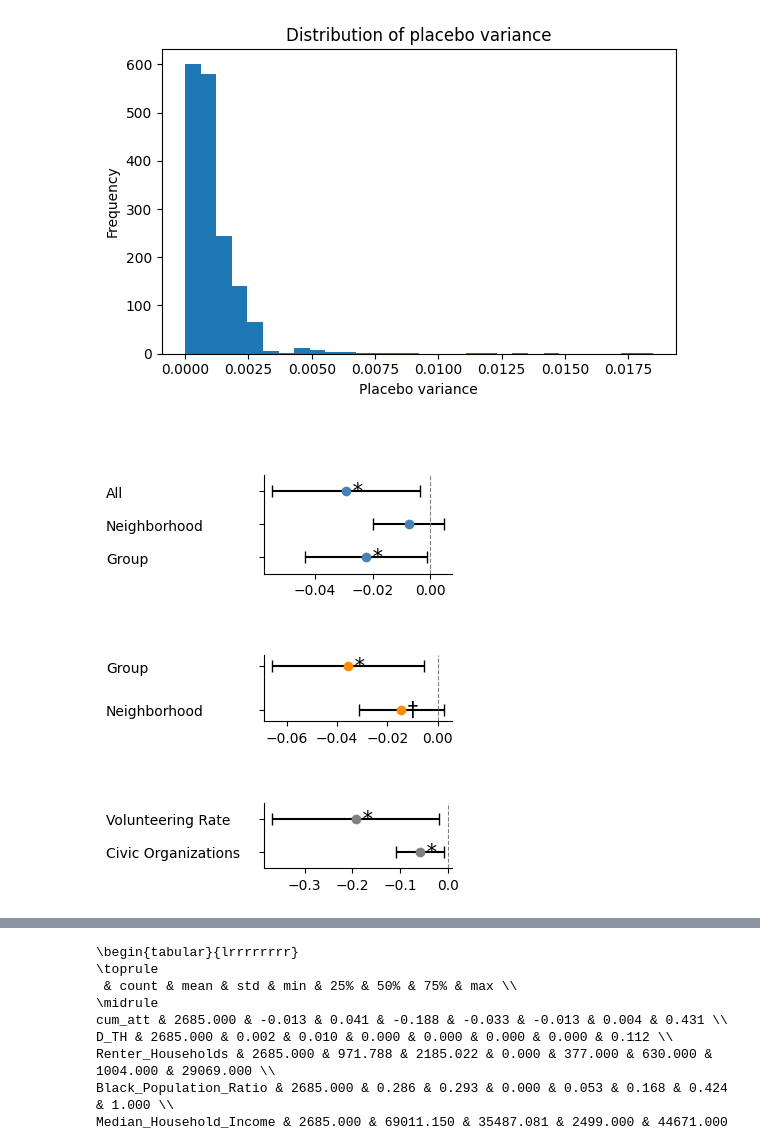
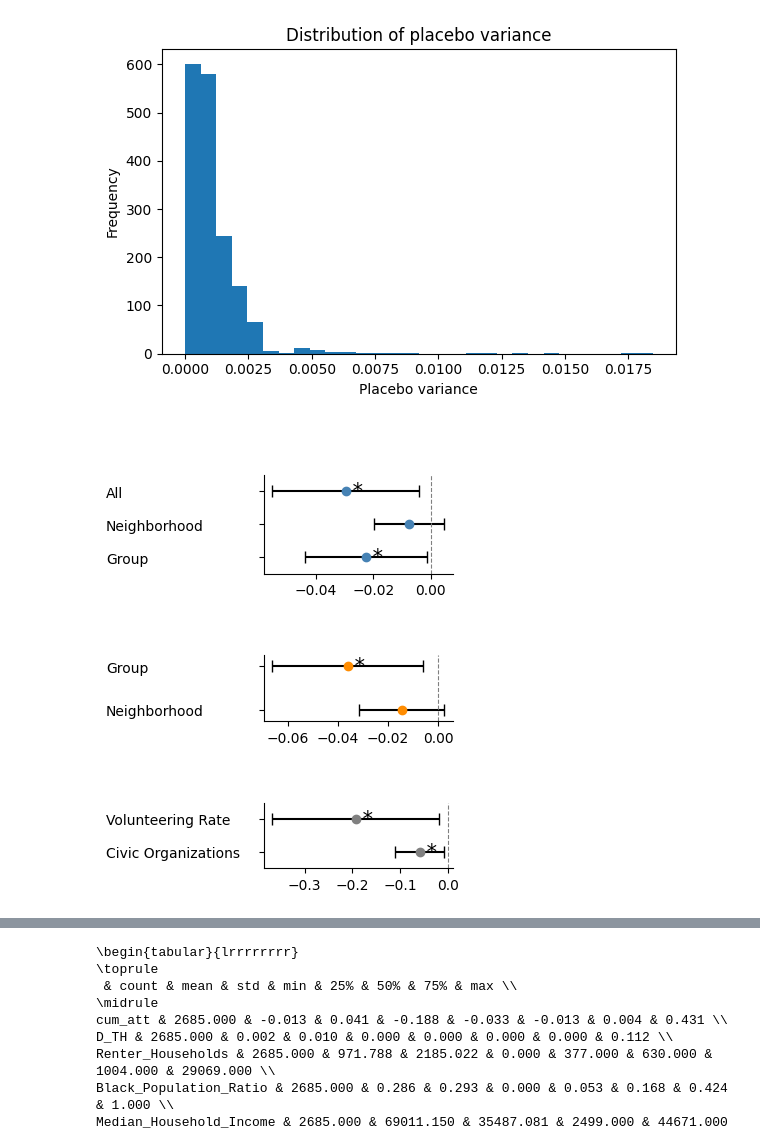
Before and after one commit to sayaka-sugiyama-jp/Social-Capital-and-Disaster-Induced-Eviction-Filings, a Jupyter notebook: code/2_4_Fig4.ipynb, the cells around one changed output, grey strips where cells are left out. Saved outputs shown, nothing was run; the diff lists cells and outputs as text; code cells hidden in the pictures.

```diff
--- a/code/2_4_Fig4.ipynb
+++ b/code/2_4_Fig4.ipynb
@@ -136,7 +136,7 @@ pd.set_option("display.width", None)
 # %% [markdown]
 ## Normal regression
 # %%
-merged_df = merged_df.copy()
+merged_df = merged_df_neg1.copy()
 # %%
 # --- Remove Inf and drop missing ---
 merged_df_clean = merged_df.replace([np.inf, -np.inf], np.nan)
@@ -412,8 +413,6 @@ def plot_coefficients_by_category(df):
                 signif = "**"
             elif row["p_value"] < 0.05:
                 signif = "*"
-            elif row["p_value"] < 0.1:
-                signif = "†"
             else:
                 signif = ""
 
@@ -717,18 +765,6 @@ def run_ivw_regression(
 
         df_sub["weight"] = 1 / (
             df_sub[weight_var] + eps
-        )
-
-        # optional:
-        # trim extreme weights
-
-        upper = df_sub["weight"].quantile(0.99)
-
-        lower = df_sub["weight"].quantile(0.01)
-
-        df_sub["weight"] = df_sub["weight"].clip(
-            lower=lower,
-            upper=upper
         )
 
         # ------------------------------------
@@ -811,34 +847,34 @@ def run_ivw_regression(
         })
 
     return (
         pd.DataFrame(results),
         regression_results,
         latex_results
     )
 
 
 # ===================================
 # Run
 # ===================================
 
 df_controls_ivw, regression_results_ivw, latex_results_ivw = run_ivw_regression(
     merged_df_clean,
     x_vars,
     control_vars
 )
 
 coef_df_plot = df_controls_ivw[
     df_controls_ivw["x_variable"].isin(
         x_vars_plot
     )
 ].copy()
 
 plot_coefficients_by_category(coef_df_plot)
 
 from google.colab import files
 files.download("figure.png")
 # %% [output]
-[figure, old version]
+[figure, new version]
 [interactive output not drawn]
 [interactive output not drawn]
 # %%
```
Also changed, not shown: parts of 10 cells of this notebook.
